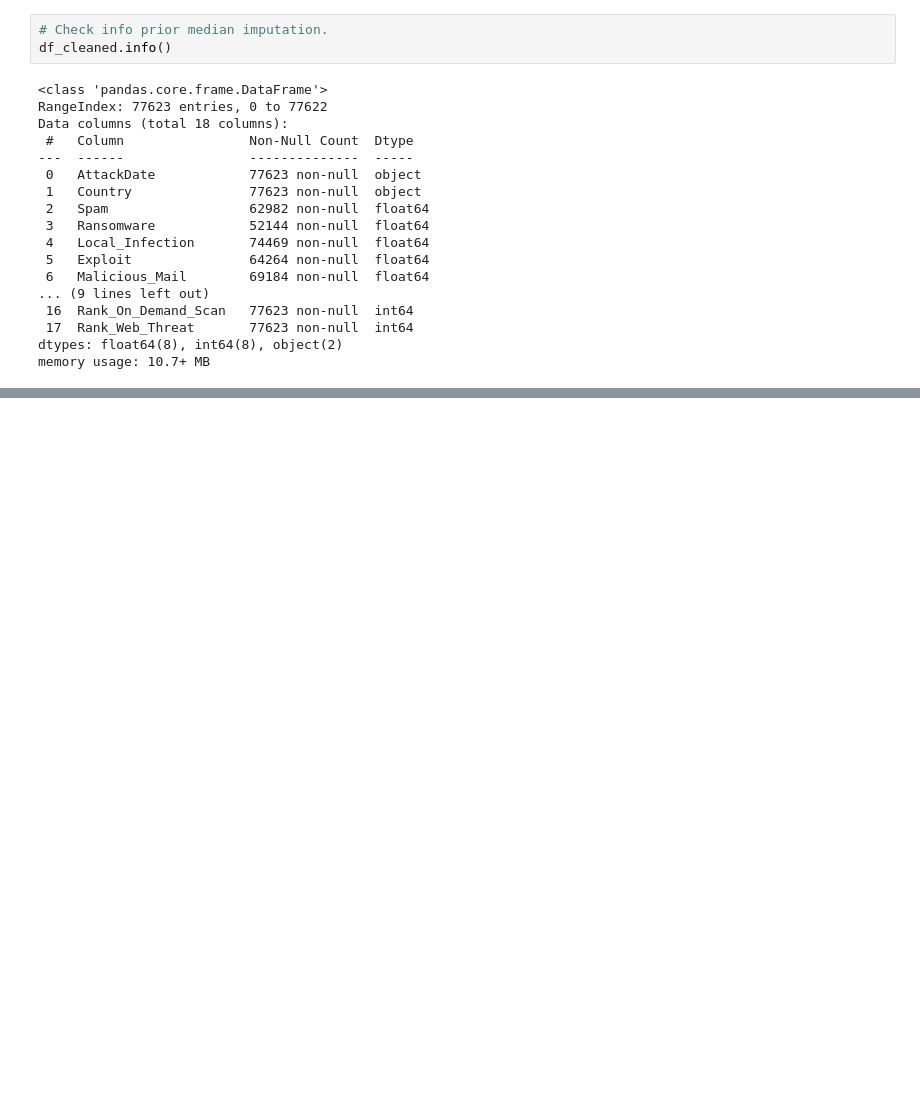
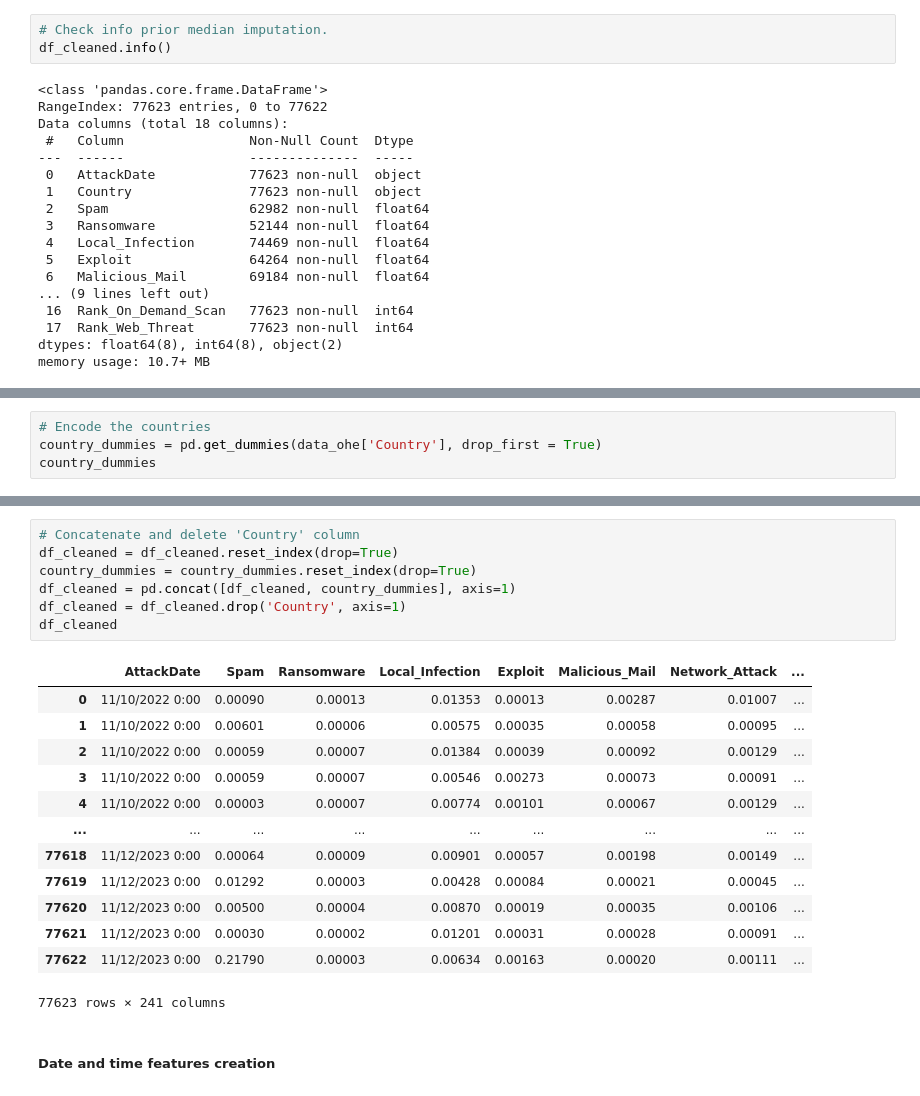
Before and after one commit to theobringino/ds-ai-ml-projects, a Jupyter notebook: projects/global_cyber_threat_landscape/global_cyber_threat_landscape_lr.ipynb, the cells around one changed output, grey strips where cells are left out. Saved outputs shown, nothing was run; the diff lists cells and outputs as text; blank space fills up the shorter version.

Commit message:
finished data cleaning and some feature engineering

```diff
--- a/projects/global_cyber_threat_landscape/global_cyber_threat_landscape_lr.ipynb
+++ b/projects/global_cyber_threat_landscape/global_cyber_threat_landscape_lr.ipynb
@@ -450,0 +427,4 @@ pd.get_dummies(data_ohe['Country'], drop_first = True).head()
+# %%
+# Encode the countries
+country_dummies = pd.get_dummies(data_ohe['Country'], drop_first = True)
+country_dummies
@@ -450,0 +445,23 @@ pd.get_dummies(data_ohe['Country'], drop_first = True).head()
+# %%
+# Concatenate and delete 'Country' column
+df_cleaned = df_cleaned.reset_index(drop=True)
+country_dummies = country_dummies.reset_index(drop=True)
+df_cleaned = pd.concat([df_cleaned, country_dummies], axis=1)
+df_cleaned = df_cleaned.drop('Country', axis=1)
+df_cleaned
+# %% [output]
+|  | AttackDate | Spam | Ransomware | Local_Infection | Exploit | Malicious_Mail | Network_Attack | ... |
+| 0 | 11/10/2022 0:00 | 0.00090 | 0.00013 | 0.01353 | 0.00013 | 0.00287 | 0.01007 | ... |
+| 1 | 11/10/2022 0:00 | 0.00601 | 0.00006 | 0.00575 | 0.00035 | 0.00058 | 0.00095 | ... |
+| 2 | 11/10/2022 0:00 | 0.00059 | 0.00007 | 0.01384 | 0.00039 | 0.00092 | 0.00129 | ... |
+| 3 | 11/10/2022 0:00 | 0.00059 | 0.00007 | 0.00546 | 0.00273 | 0.00073 | 0.00091 | ... |
+| 4 | 11/10/2022 0:00 | 0.00003 | 0.00007 | 0.00774 | 0.00101 | 0.00067 | 0.00129 | ... |
+| ... | ... | ... | ... | ... | ... | ... | ... | ... |
+| 77618 | 11/12/2023 0:00 | 0.00064 | 0.00009 | 0.00901 | 0.00057 | 0.00198 | 0.00149 | ... |
+| 77619 | 11/12/2023 0:00 | 0.01292 | 0.00003 | 0.00428 | 0.00084 | 0.00021 | 0.00045 | ... |
+| 77620 | 11/12/2023 0:00 | 0.00500 | 0.00004 | 0.00870 | 0.00019 | 0.00035 | 0.00106 | ... |
+| 77621 | 11/12/2023 0:00 | 0.00030 | 0.00002 | 0.01201 | 0.00031 | 0.00028 | 0.00091 | ... |
+| 77622 | 11/12/2023 0:00 | 0.21790 | 0.00003 | 0.00634 | 0.00163 | 0.00020 | 0.00111 | ... |
+77623 rows × 241 columns
+# %% [markdown]
+##### Date and time features creation
```
Also changed, not shown: parts of 24 cells of this notebook.
